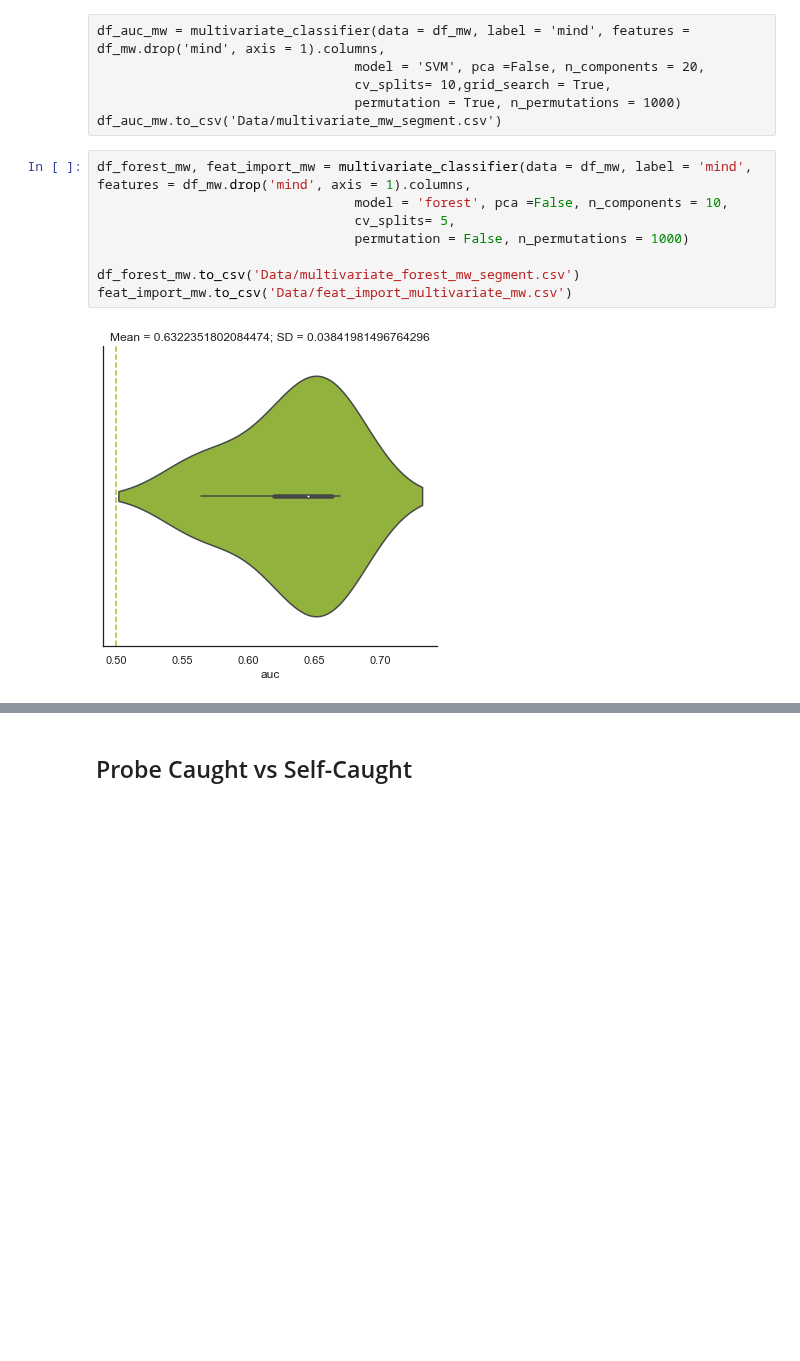
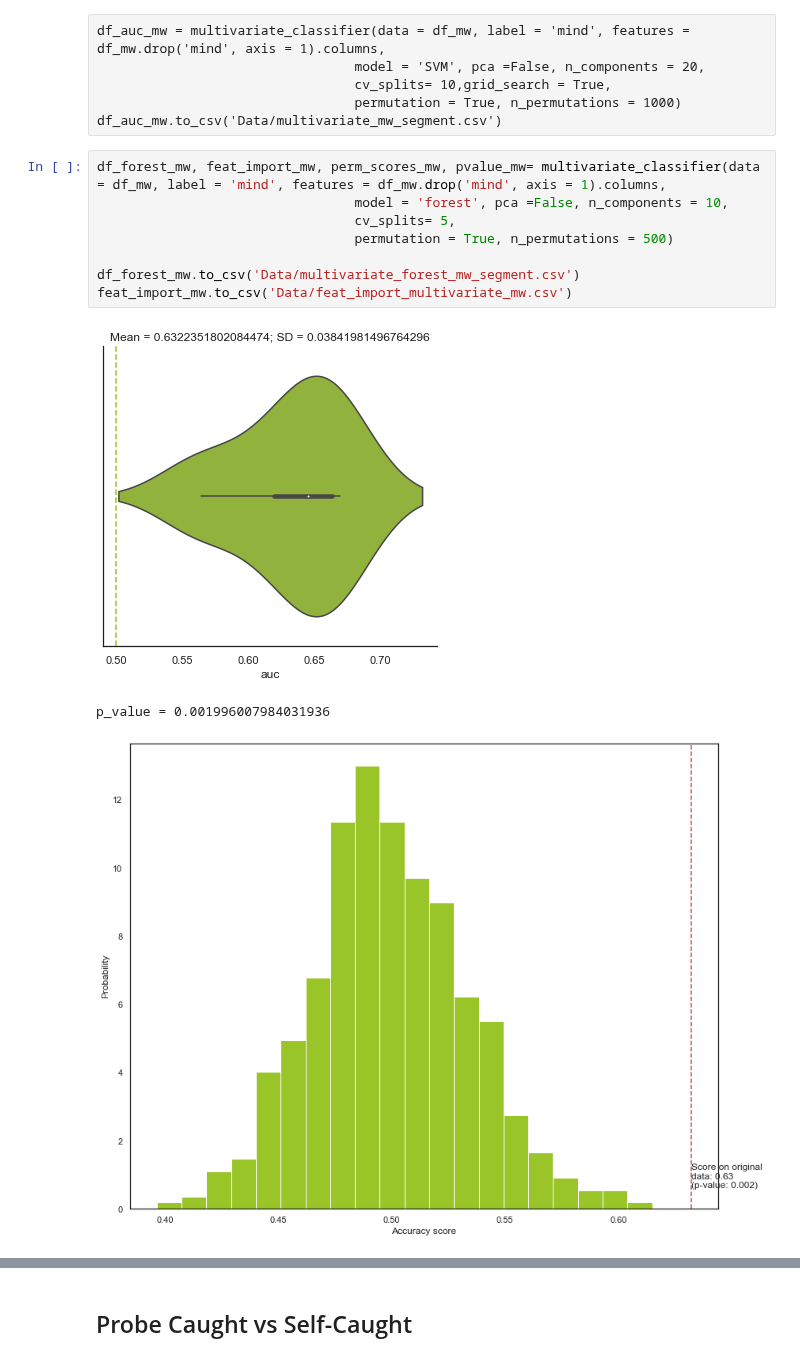
Before and after one commit to Nicobruno92/mw_markers_project, a Jupyter notebook: multivariate_analysis.ipynb, the cells around one changed output, grey strips where cells are left out. Saved outputs shown, nothing was run; the diff lists cells and outputs as text; blank space fills up the shorter version.

```diff
--- a/multivariate_analysis.ipynb
+++ b/multivariate_analysis.ipynb
@@ -454,12 +522,14 @@ df_auc_mw = multivariate_classifier(data = df_mw, label = 'mind', features = df_
                                  permutation = True, n_permutations = 1000)
 df_auc_mw.to_csv('Data/multivariate_mw_segment.csv')
 # %%
-df_forest_mw, feat_import_mw = multivariate_classifier(data = df_mw, label = 'mind', features = df_mw.drop('mind', axis = 1).columns,
+df_forest_mw, feat_import_mw, perm_scores_mw, pvalue_mw= multivariate_classifier(data = df_mw, label = 'mind', features = df_mw.drop('mind', axis = 1).columns,
                                  model = 'forest', pca =False, n_components = 10,
                                  cv_splits= 5,
-                                 permutation = False, n_permutations = 1000)
+                                 permutation = True, n_permutations = 500)
 
 df_forest_mw.to_csv('Data/multivariate_forest_mw_segment.csv')
 feat_import_mw.to_csv('Data/feat_import_multivariate_mw.csv')
 # %% [output]
 [figure]
+p_value = 0.001996007984031936
+[figure, added]
```
Also changed, not shown: parts of 15 cells of this notebook, 57 other files.
